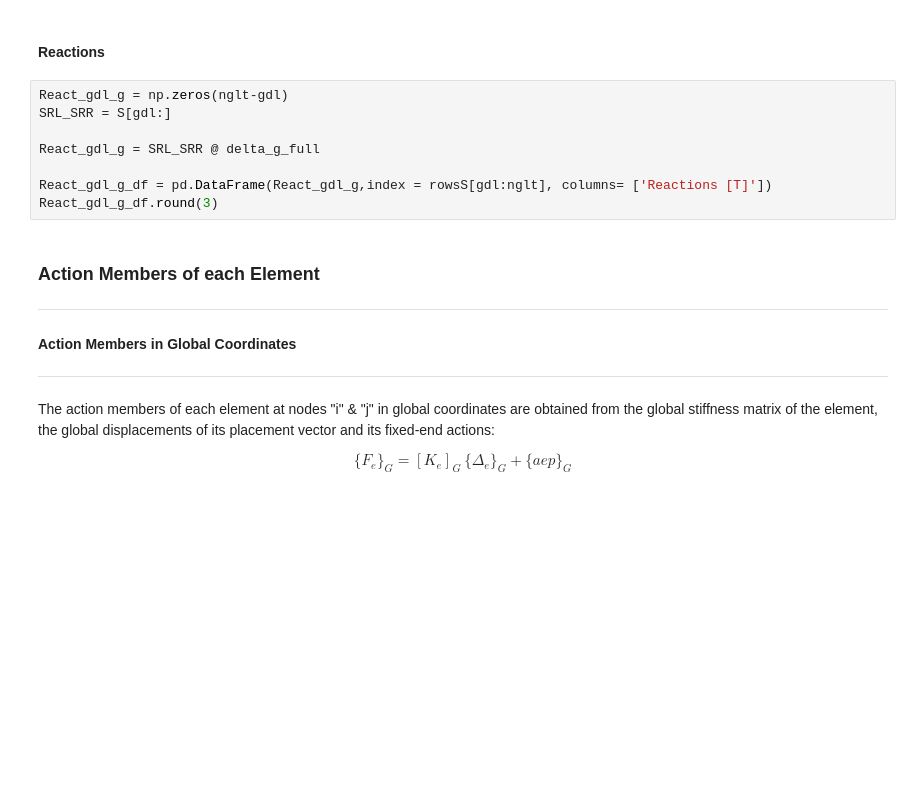
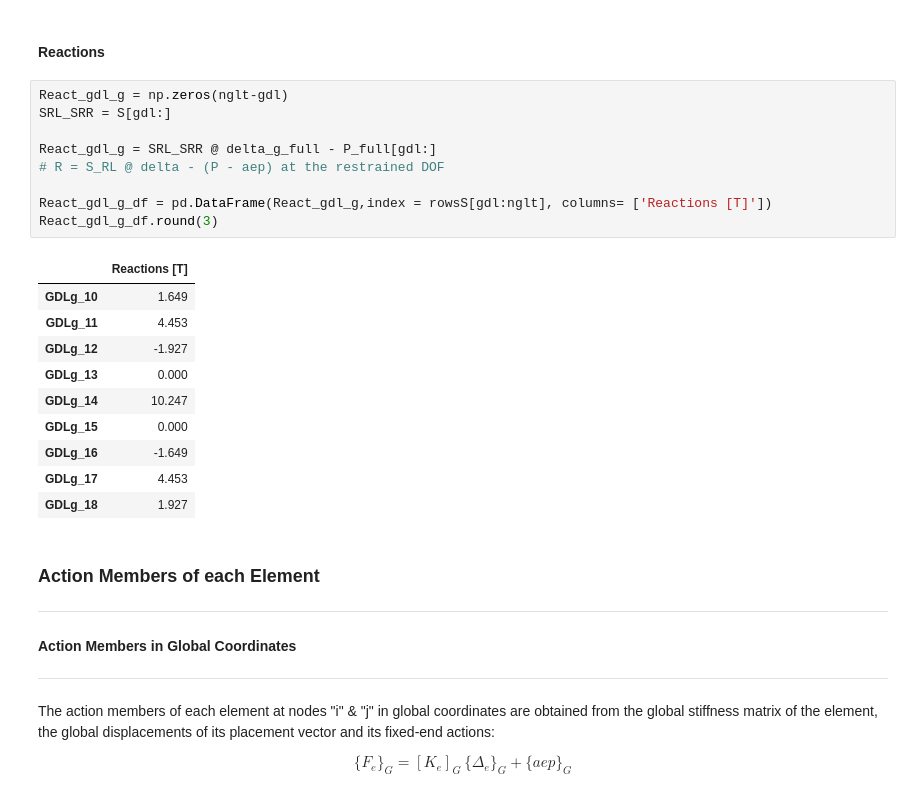
Before and after one commit to Normando1945/Repo_Maxtrix_Analisys, a Jupyter notebook: examples/Ejemplo_dor_concrete_desingII.ipynb, the cells around one changed output. Saved outputs shown, nothing was run; the diff lists cells and outputs as text; blank space fills up the shorter version.

```diff
--- a/examples/Ejemplo_dor_concrete_desingII.ipynb
+++ b/examples/Ejemplo_dor_concrete_desingII.ipynb
@@ -691,11 +997,22 @@ Delta_L_elem_all_df.round(6)
 # %%
 React_gdl_g = np.zeros(nglt-gdl)
 SRL_SRR = S[gdl:]
 
-React_gdl_g = SRL_SRR @ delta_g_full
+React_gdl_g = SRL_SRR @ delta_g_full - P_full[gdl:]                                                                 # R = S_RL @ delta - (P - aep) at the restrained DOF
 
 React_gdl_g_df = pd.DataFrame(React_gdl_g,index = rowsS[gdl:nglt], columns= ['Reactions [T]'])
 React_gdl_g_df.round(3)
+# %% [output]
+|  | Reactions [T] |
+| GDLg_10 | 1.649 |
+| GDLg_11 | 4.453 |
+| GDLg_12 | -1.927 |
+| GDLg_13 | 0.000 |
+| GDLg_14 | 10.247 |
+| GDLg_15 | 0.000 |
+| GDLg_16 | -1.649 |
+| GDLg_17 | 4.453 |
+| GDLg_18 | 1.927 |
 # %% [markdown]
 ### Action Members of each Element
 ---
```
Also changed, not shown: parts of 31 cells of this notebook, 1 other file.
